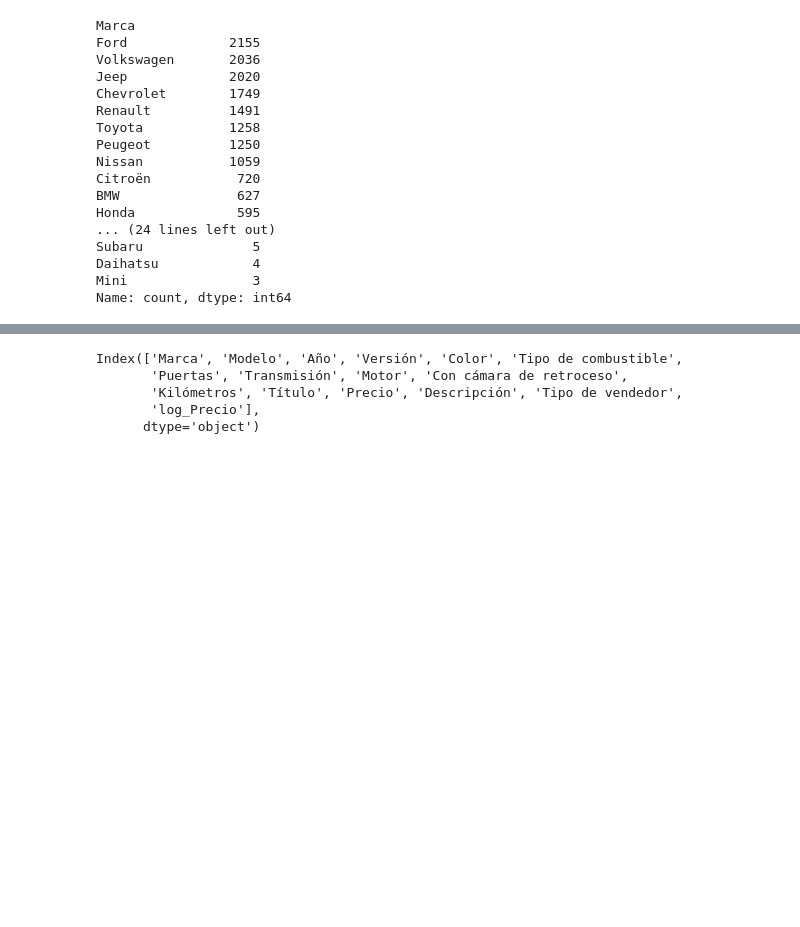
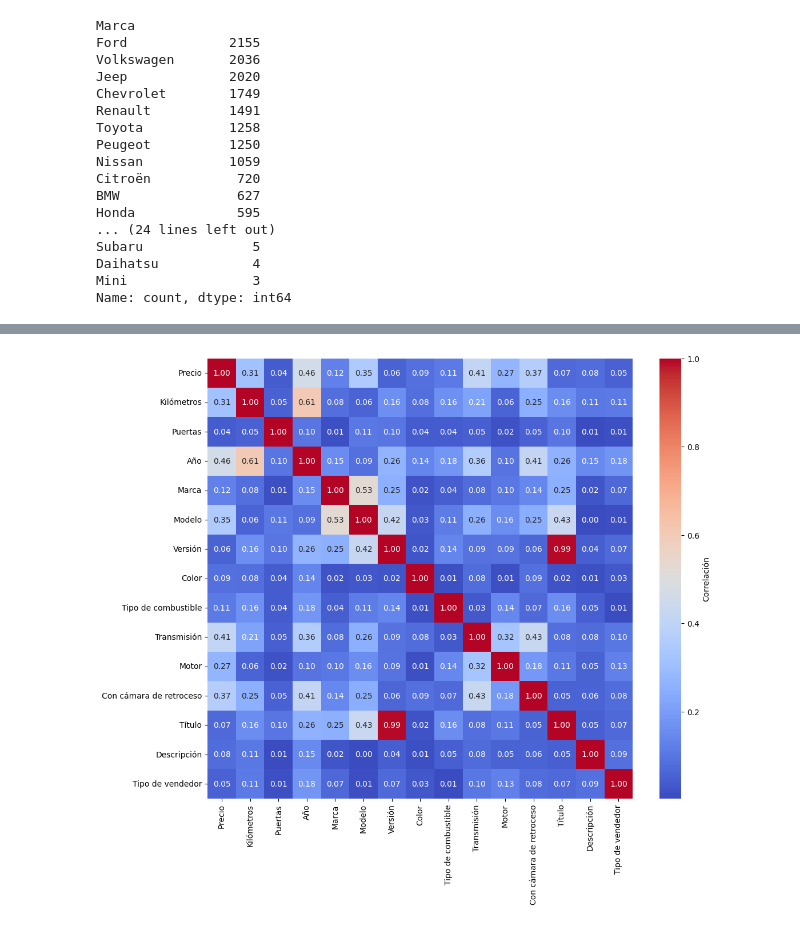
Before and after one commit to ignacio279/Machine-Learning-Vechetti-Vargas, a Jupyter notebook: Notebook.ipynb, the cells around one changed output, grey strips where cells are left out. Cells and saved outputs as stored; diff of their text form; code cells hidden in the pictures; blank space fills up the shorter version.

```diff
--- a/Notebook.ipynb
+++ b/Notebook.ipynb
@@ -379,8 +377,24 @@ Name: count, dtype: int64
 # %%
-print(df.columns)
+categoricals = df.select_dtypes(include=['object','category']).columns.tolist()
+
+for col in categoricals:
+    freqs = df[col].value_counts(normalize=True)
+    df[f'{col}'] = df[col].map(freqs)
+
+
+numeric_cols = ['Precio','Kilómetros','Puertas','Año']
+freq_cols = [f'{col}' for col in categoricals]
+
+df_corr = df[numeric_cols + freq_cols]
+
+corr_matrix = df_corr.corr(method='pearson').abs()
+
+plt.figure(figsize=(12,10))
+sns.heatmap(corr_matrix,
+            annot=True,
+            fmt=".2f",
+            cmap="coolwarm",
+            cbar_kws={'label': 'Correlación'})
+plt.show()
 # %% [output]
-Index(['Marca', 'Modelo', 'Año', 'Versión', 'Color', 'Tipo de combustible',
-       'Puertas', 'Transmisión', 'Motor', 'Con cámara de retroceso',
-       'Kilómetros', 'Título', 'Precio', 'Descripción', 'Tipo de vendedor',
-       'log_Precio'],
-      dtype='object')
+[figure, added]
```
Also changed, not shown: parts of 3 cells of this notebook.
